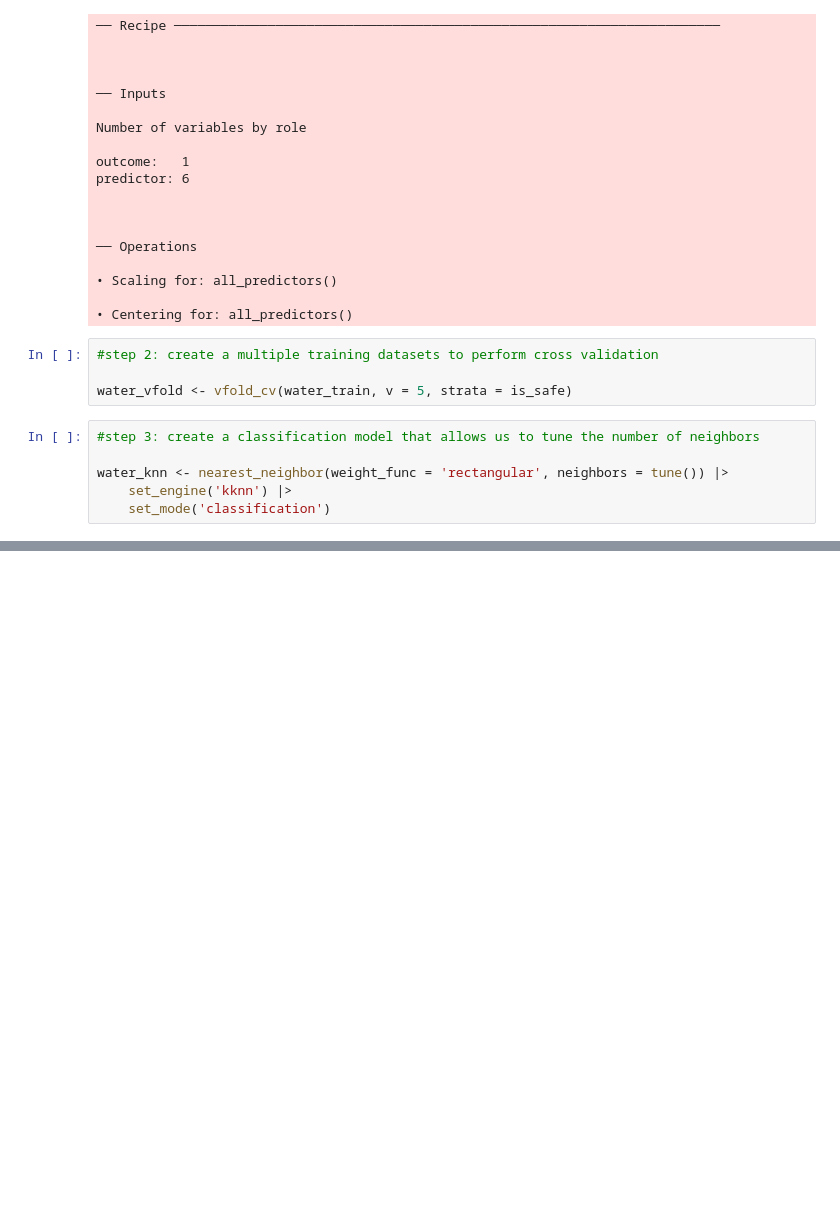
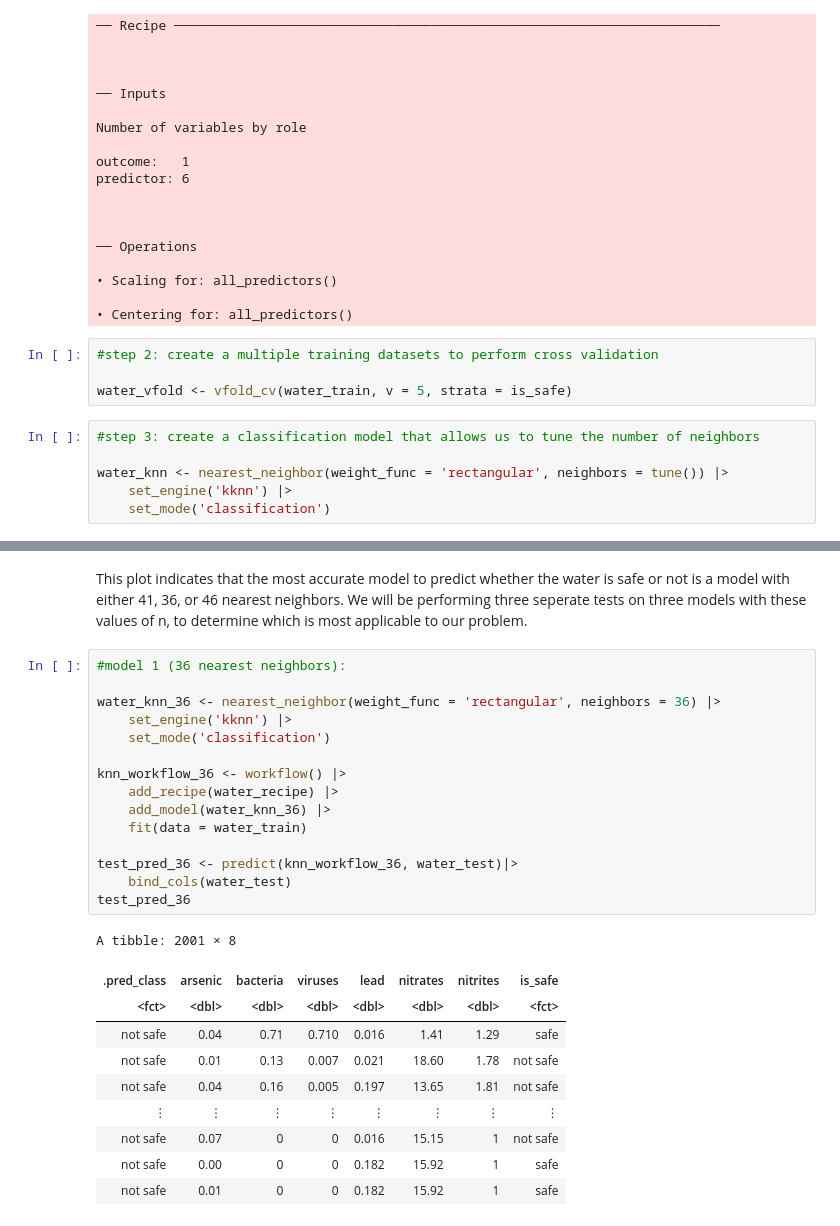
Before and after one commit to zayan-sheikh/DSCI-G13-Project, a Jupyter notebook: group_project_report.ipynb, the cells around one changed output, grey strips where cells are left out. Saved outputs shown, nothing was run; the diff lists cells and outputs as text; blank space fills up the shorter version.

Commit message:
Data analysis

```diff
--- a/group_project_report.ipynb
+++ b/group_project_report.ipynb
@@ -179,0 +191,28 @@ ERROR: Error in `ggplot_add()`:
+# %% [markdown]
+This plot indicates that the most accurate model to predict whether the water is safe or not is a model with either 41, 36, or 46 nearest neighbors. We will be performing three seperate tests on three models with these values of n, to determine which is most applicable to our problem.
+# %%
+#model 1 (36 nearest neighbors):
+
+water_knn_36 <- nearest_neighbor(weight_func = 'rectangular', neighbors = 36) |>
+    set_engine('kknn') |>
+    set_mode('classification')
+
+knn_workflow_36 <- workflow() |>
+    add_recipe(water_recipe) |>
+    add_model(water_knn_36) |>
+    fit(data = water_train)
+
+test_pred_36 <- predict(knn_workflow_36, water_test)|>
+    bind_cols(water_test)
+test_pred_36
+# %% [output]
+A tibble: 2001 × 8
+| .pred_class | arsenic | bacteria | viruses | lead | nitrates | nitrites | is_safe |
+| <fct> | <dbl> | <dbl> | <dbl> | <dbl> | <dbl> | <dbl> | <fct> |
+| not safe | 0.04 | 0.71 | 0.710 | 0.016 | 1.41 | 1.29 | safe |
+| not safe | 0.01 | 0.13 | 0.007 | 0.021 | 18.60 | 1.78 | not safe |
+| not safe | 0.04 | 0.16 | 0.005 | 0.197 | 13.65 | 1.81 | not safe |
+| ⋮ | ⋮ | ⋮ | ⋮ | ⋮ | ⋮ | ⋮ | ⋮ |
+| not safe | 0.07 | 0 | 0 | 0.016 | 15.15 | 1 | not safe |
+| not safe | 0.00 | 0 | 0 | 0.182 | 15.92 | 1 | safe |
+| not safe | 0.01 | 0 | 0 | 0.182 | 15.92 | 1 | safe |
```
Also changed, not shown: parts of 14 cells of this notebook.
